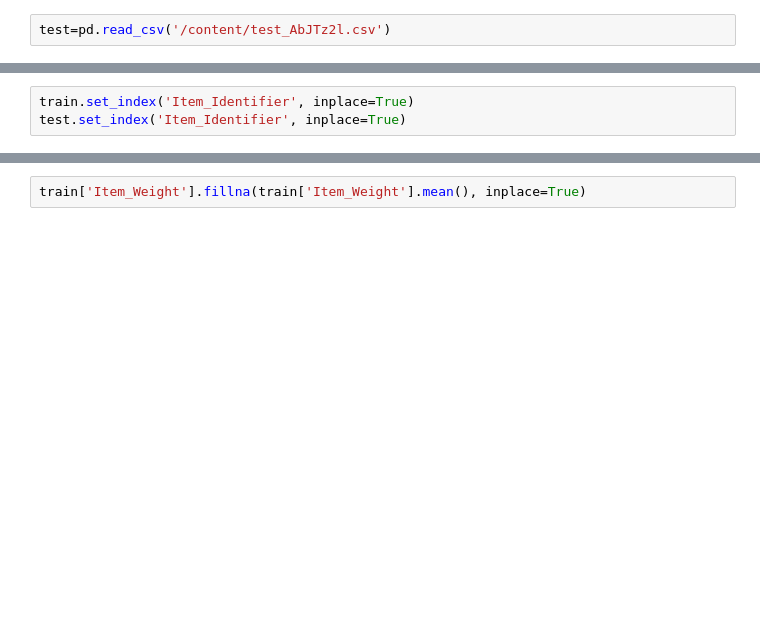
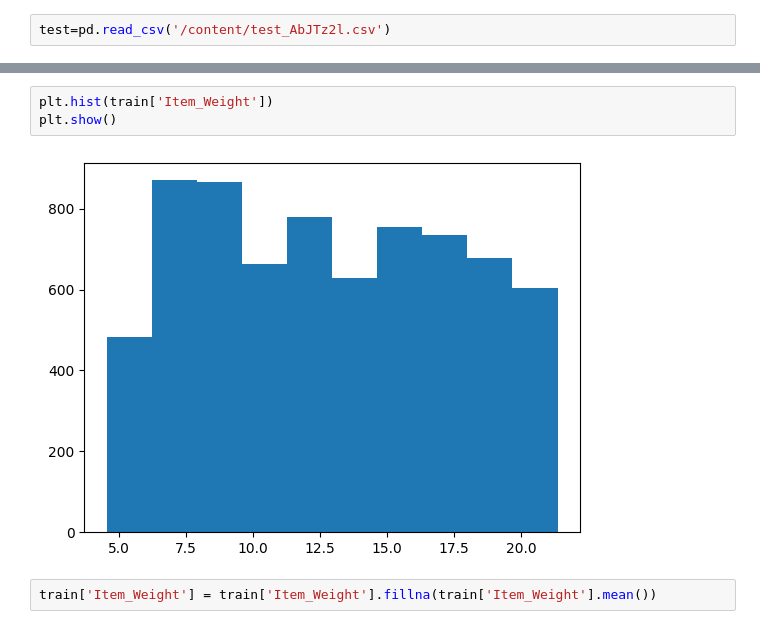
Before and after one commit to AngelB26/ICTAK, a Jupyter notebook: test.ipynb, the cells around one changed output, grey strips where cells are left out. Cells and saved outputs as stored; diff of their text form; blank space fills up the shorter version.

```diff
--- a/test.ipynb
+++ b/test.ipynb
@@ -15,3 +19,0 @@ test.head()
-# %%
-train.set_index('Item_Identifier', inplace=True)
-test.set_index('Item_Identifier', inplace=True)
@@ -22,2 +84,7 @@ train.isna().sum()
+# %%
+plt.hist(train['Item_Weight'])
+plt.show()
+# %% [output]
+[figure, added]
 # %%
-train['Item_Weight'].fillna(train['Item_Weight'].mean(), inplace=True)
+train['Item_Weight'] = train['Item_Weight'].fillna(train['Item_Weight'].mean())
```
Also changed, not shown: parts of 85 cells of this notebook.
